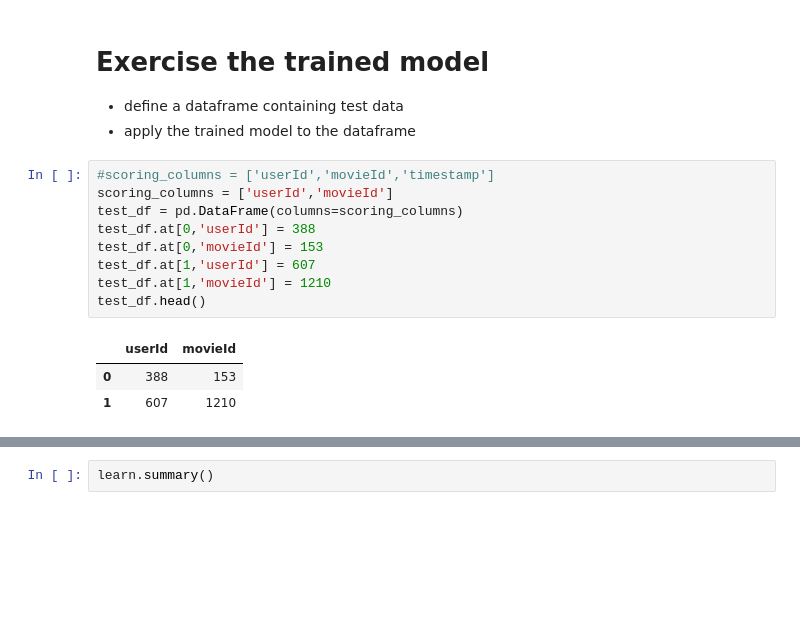
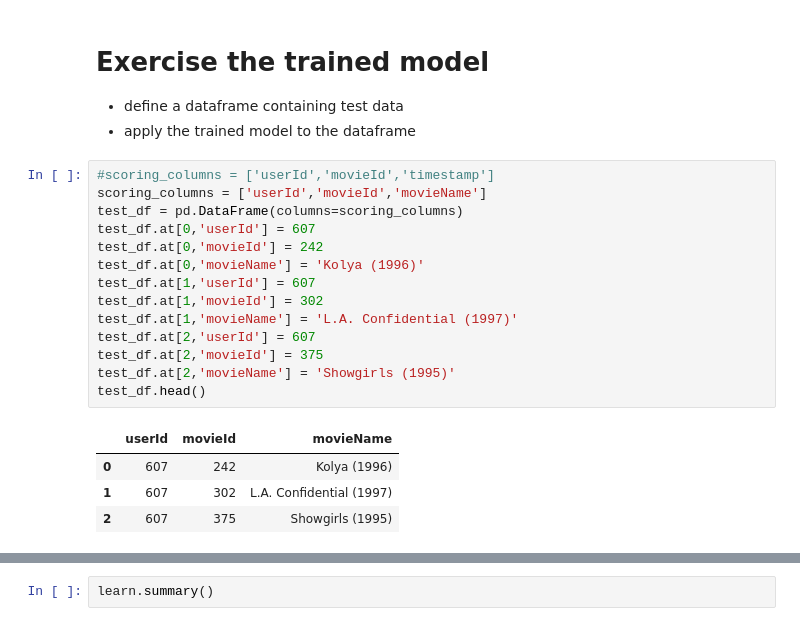
Before and after one commit to PacktPublishing/Deep-Learning-with-fastai-Cookbook, a Jupyter notebook: ch5/training_large_recommender_systems.ipynb, the cells around one changed output, grey strips where cells are left out. Drawn from its saved outputs; the diff is of its cells as text; blank space fills up the shorter version.

```diff
--- a/ch5/training_large_recommender_systems.ipynb
+++ b/ch5/training_large_recommender_systems.ipynb
@@ -156,17 +220,23 @@ learn.fit_one_cycle( 5 )
 - apply the trained model to the dataframe
 # %%
 #scoring_columns = ['userId','movieId','timestamp']
-scoring_columns = ['userId','movieId']
+scoring_columns = ['userId','movieId','movieName']
 test_df = pd.DataFrame(columns=scoring_columns)
-test_df.at[0,'userId'] = 388
-test_df.at[0,'movieId'] = 153
+test_df.at[0,'userId'] = 607
+test_df.at[0,'movieId'] = 242
+test_df.at[0,'movieName'] = 'Kolya (1996)'
 test_df.at[1,'userId'] = 607
-test_df.at[1,'movieId'] = 1210
+test_df.at[1,'movieId'] = 302
+test_df.at[1,'movieName'] = 'L.A. Confidential (1997)'
+test_df.at[2,'userId'] = 607
+test_df.at[2,'movieId'] = 375
+test_df.at[2,'movieName'] = 'Showgirls (1995)'
 test_df.head()
 # %% [output]
-|  | userId | movieId |
-| 0 | 388 | 153 |
-| 1 | 607 | 1210 |
+|  | userId | movieId | movieName |
+| 0 | 607 | 242 | Kolya (1996) |
+| 1 | 607 | 302 | L.A. Confidential (1997) |
+| 2 | 607 | 375 | Showgirls (1995) |
 # %%
 dl = learn.dls.test_dl(test_df)
 learn.get_preds(dl=dl)
```
Also changed, not shown: parts of 17 cells of this notebook.
